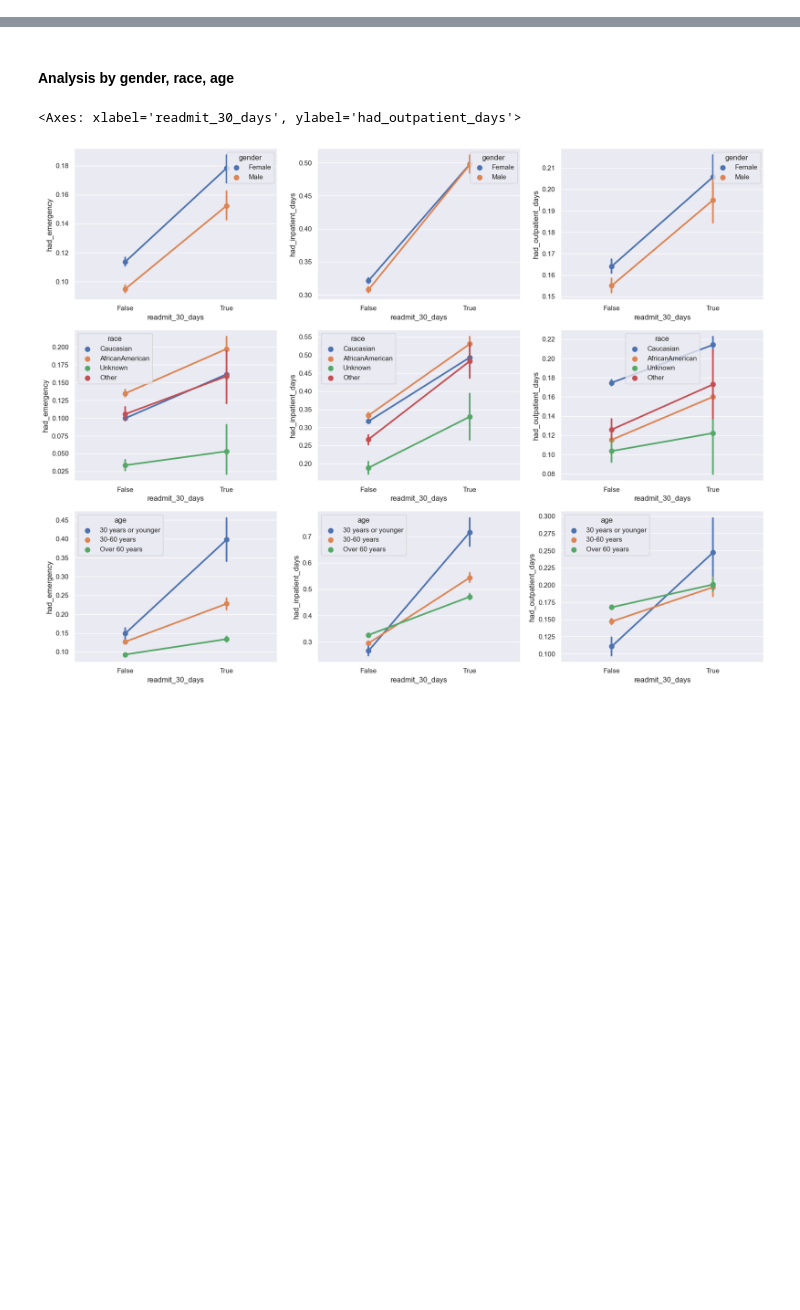
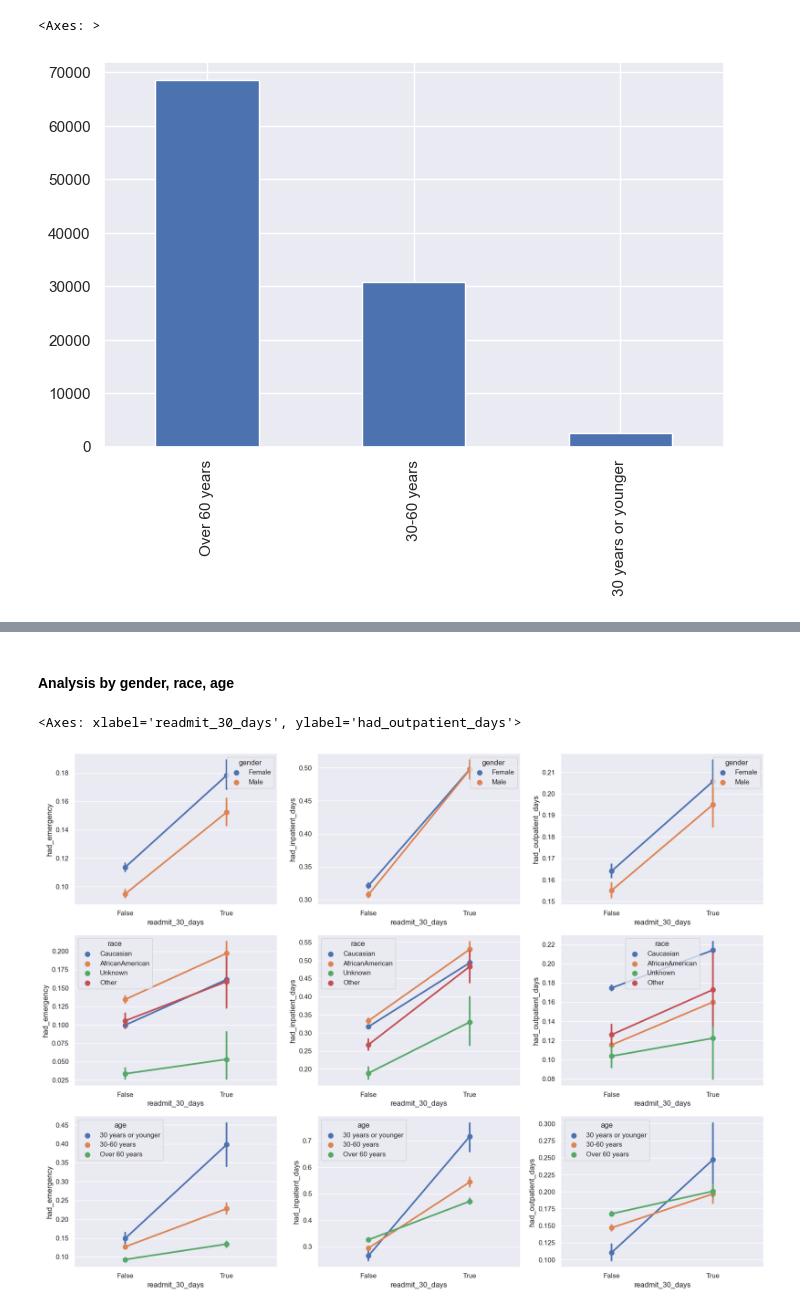
Before and after one commit to tancheto/master-thesis, a Jupyter notebook: 02-analysis.ipynb, the cells around one changed output, grey strips where cells are left out. Drawn from its saved outputs; the diff is of its cells as text; code cells hidden in the pictures; blank space fills up the shorter version.

```diff
--- a/02-analysis.ipynb
+++ b/02-analysis.ipynb
@@ -11,0 +66,5 @@ df = pd.read_csv(data_path / "diabetic_preprocessed.csv")
+# %%
+df["age"].value_counts().plot(kind='bar')
+# %% [output]
+<Axes: >
+[figure, added]
```
Also changed, not shown: parts of 13 cells of this notebook.
